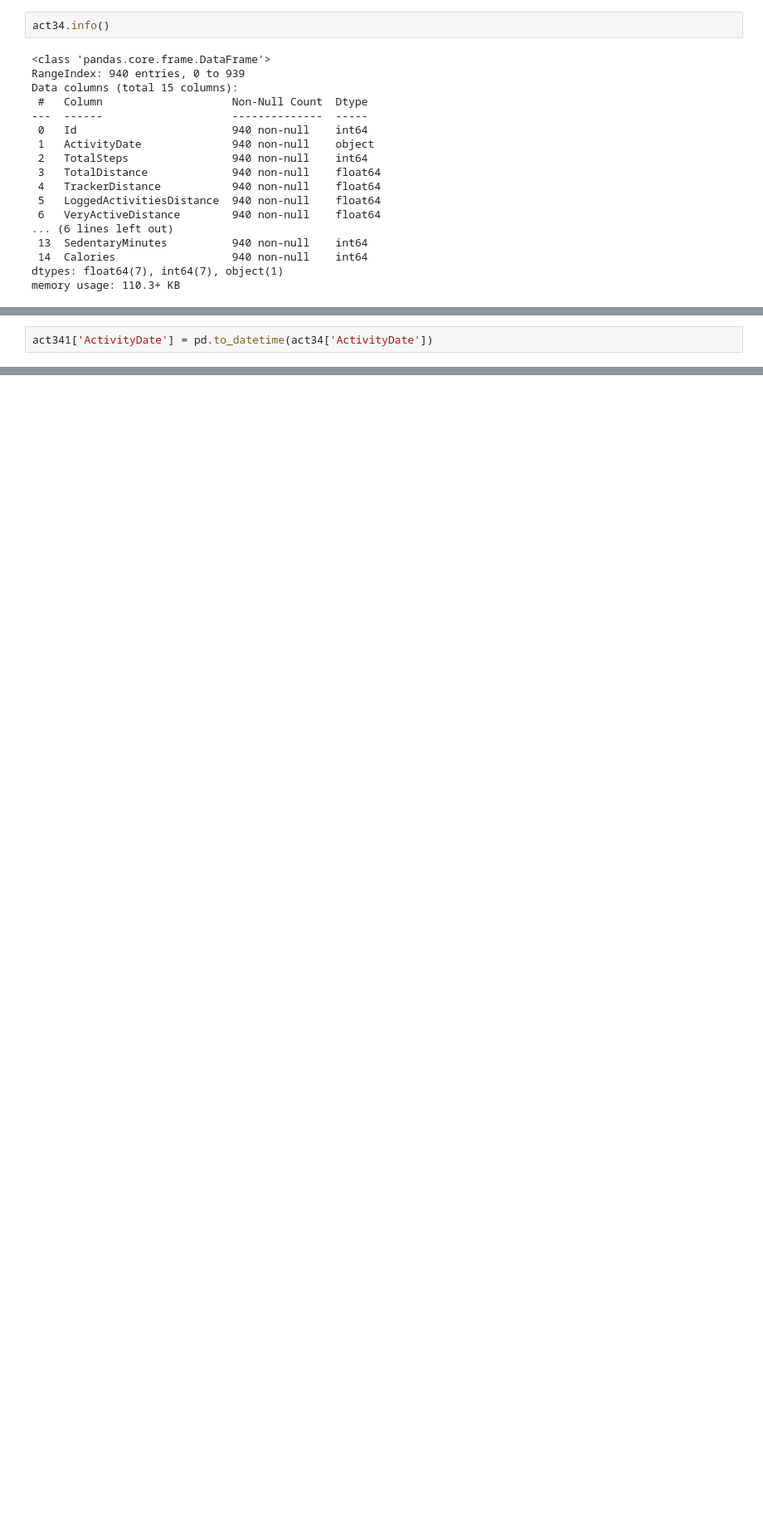
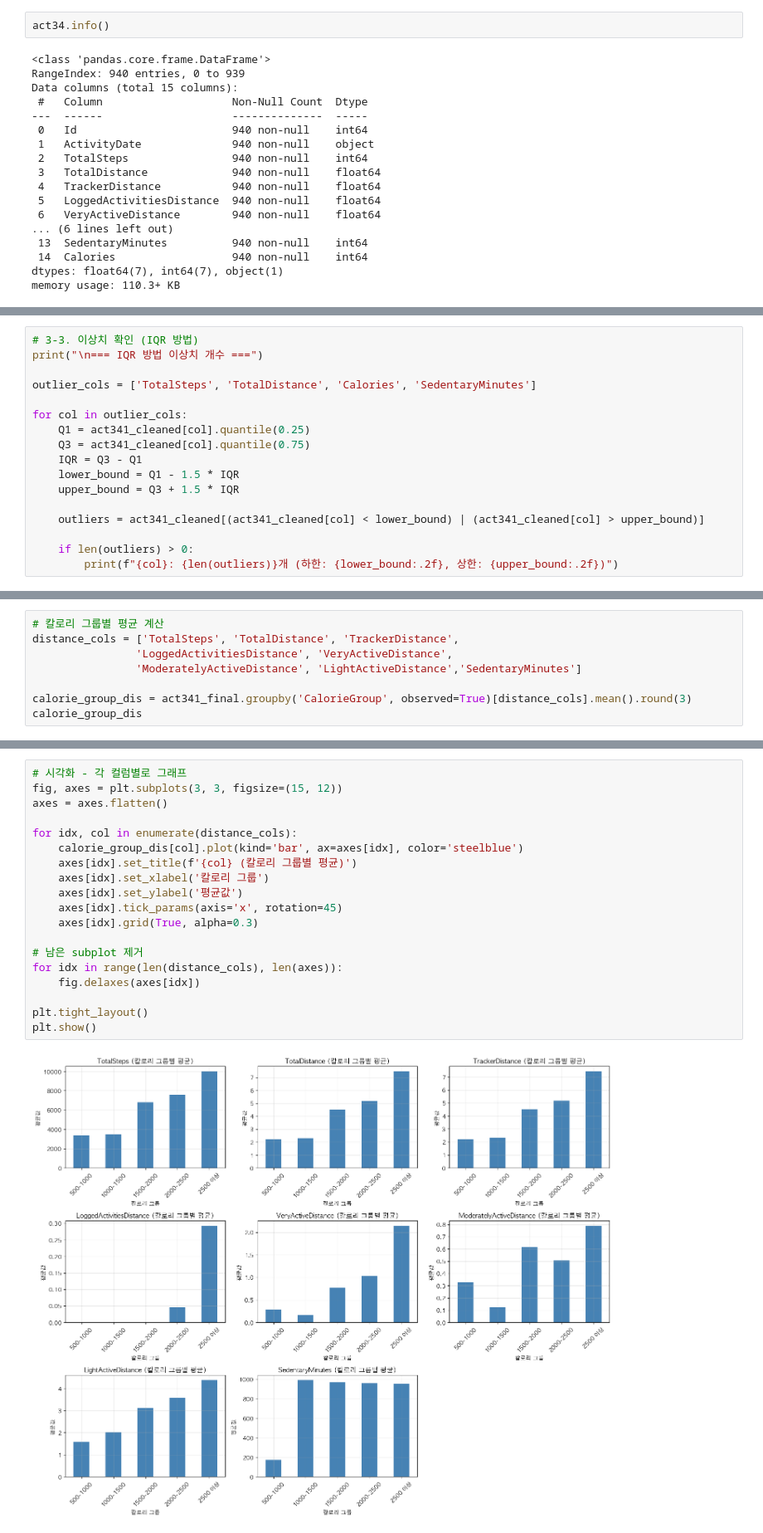
Before and after one commit to jeesy95-creator/sparta_15, a Jupyter notebook: notebooks/Soyun.ipynb, the cells around one changed output, grey strips where cells are left out. Shown at 83% size. Saved outputs shown, nothing was run; the diff lists cells and outputs as text; blank space fills up the shorter version.

```diff
--- a/notebooks/Soyun.ipynb
+++ b/notebooks/Soyun.ipynb
@@ -85,2 +141,17 @@ calorie_group_minutes_avg
 # %%
-act341['ActivityDate'] = pd.to_datetime(act34['ActivityDate'])
+# 3-3. 이상치 확인 (IQR 방법)
+print("\n=== IQR 방법 이상치 개수 ===")
+
+outlier_cols = ['TotalSteps', 'TotalDistance', 'Calories', 'SedentaryMinutes']
+
+for col in outlier_cols:
+    Q1 = act341_cleaned[col].quantile(0.25)
+    Q3 = act341_cleaned[col].quantile(0.75)
+    IQR = Q3 - Q1
+    lower_bound = Q1 - 1.5 * IQR
+    upper_bound = Q3 + 1.5 * IQR
+
+    outliers = act341_cleaned[(act341_cleaned[col] < lower_bound) | (act341_cleaned[col] > upper_bound)]
+
+    if len(outliers) > 0:
+        print(f"{col}: {len(outliers)}개 (하한: {lower_bound:.2f}, 상한: {upper_bound:.2f})")
@@ -95,0 +259,8 @@ Index(['Id', 'ActivityDate', 'TotalSteps', 'TotalDistance', 'TrackerDistance',
+# %%
+# 칼로리 그룹별 평균 계산
+distance_cols = ['TotalSteps', 'TotalDistance', 'TrackerDistance',
+                'LoggedActivitiesDistance', 'VeryActiveDistance',
+                'ModeratelyActiveDistance', 'LightActiveDistance','SedentaryMinutes']
+
+calorie_group_dis = act341_final.groupby('CalorieGroup', observed=True)[distance_cols].mean().round(3)
+calorie_group_dis
@@ -95,0 +275,21 @@ Index(['Id', 'ActivityDate', 'TotalSteps', 'TotalDistance', 'TrackerDistance',
+# %%
+# 시각화 - 각 컬럼별로 그래프
+fig, axes = plt.subplots(3, 3, figsize=(15, 12))
+axes = axes.flatten()
+
+for idx, col in enumerate(distance_cols):
+    calorie_group_dis[col].plot(kind='bar', ax=axes[idx], color='steelblue')
+    axes[idx].set_title(f'{col} (칼로리 그룹별 평균)')
+    axes[idx].set_xlabel('칼로리 그룹')
+    axes[idx].set_ylabel('평균값')
+    axes[idx].tick_params(axis='x', rotation=45)
+    axes[idx].grid(True, alpha=0.3)
+
+# 남은 subplot 제거
+for idx in range(len(distance_cols), len(axes)):
+    fig.delaxes(axes[idx])
+
+plt.tight_layout()
+plt.show()
+# %% [output]
+[figure, added]
```
Also changed, not shown: parts of 34 cells of this notebook.
